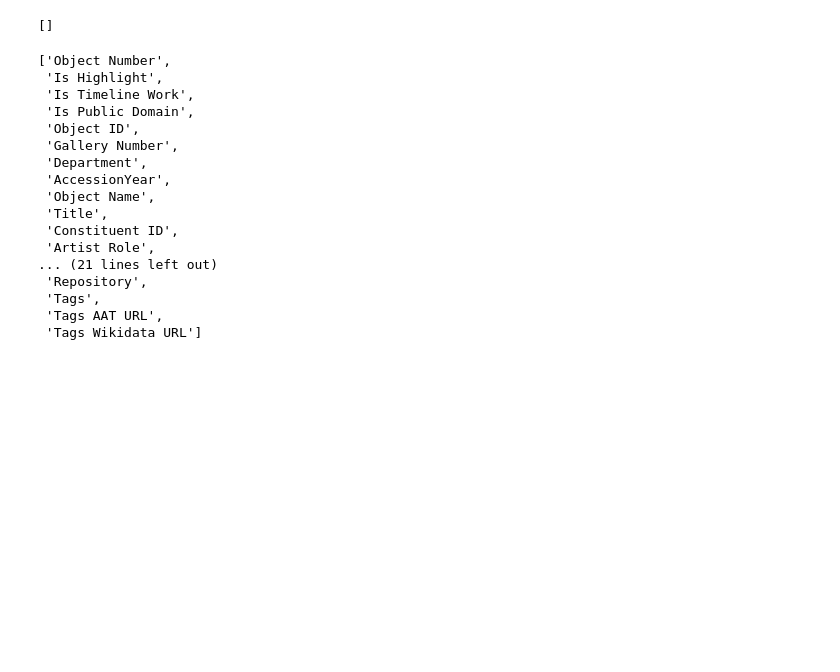
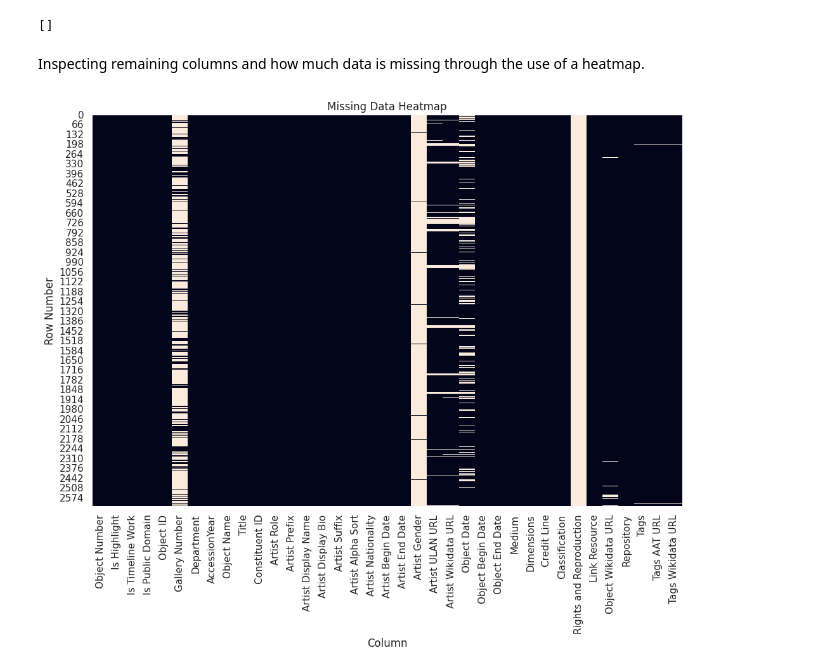
Before and after one commit to BenRyan-8/DataAcquisition_CA, a Jupyter notebook: Artworks.ipynb, the cells around one changed output. Saved outputs shown, nothing was run; the diff lists cells and outputs as text; code cells hidden in the pictures; blank space fills up the shorter version.

```diff
--- a/Artworks.ipynb
+++ b/Artworks.ipynb
@@ -77,24 +93,20 @@ met.drop(columns=empty_cols, inplace=True)
 met.columns[met.isna().all()].tolist()
 # %% [output]
 []
-# %%
-met.columns.to_list()
-# %% [output]
-['Object Number',
- 'Is Highlight',
- 'Is Timeline Work',
- 'Is Public Domain',
- 'Object ID',
- 'Gallery Number',
- 'Department',
- 'AccessionYear',
- 'Object Name',
- 'Title',
- 'Constituent ID',
- 'Artist Role',
-... (21 lines left out)
- 'Repository',
- 'Tags',
- 'Tags AAT URL',
- 'Tags Wikidata URL']
+# %% [markdown]
+Inspecting remaining columns and how much data is missing through the use of a heatmap.
+# %%
+import seaborn as sns
+import matplotlib.pyplot as plt
+
+sns.set(style="whitegrid")
+
+plt.figure(figsize=(12,8))
+sns.heatmap(met.isna(), cbar=False)
+plt.title('Missing Data Heatmap')
+plt.xlabel('Column')
+plt.ylabel('Row Number')
+plt.show()
+# %% [output]
+[figure, added]
 # %% [markdown]
```
Also changed, not shown: parts of 61 cells of this notebook.
